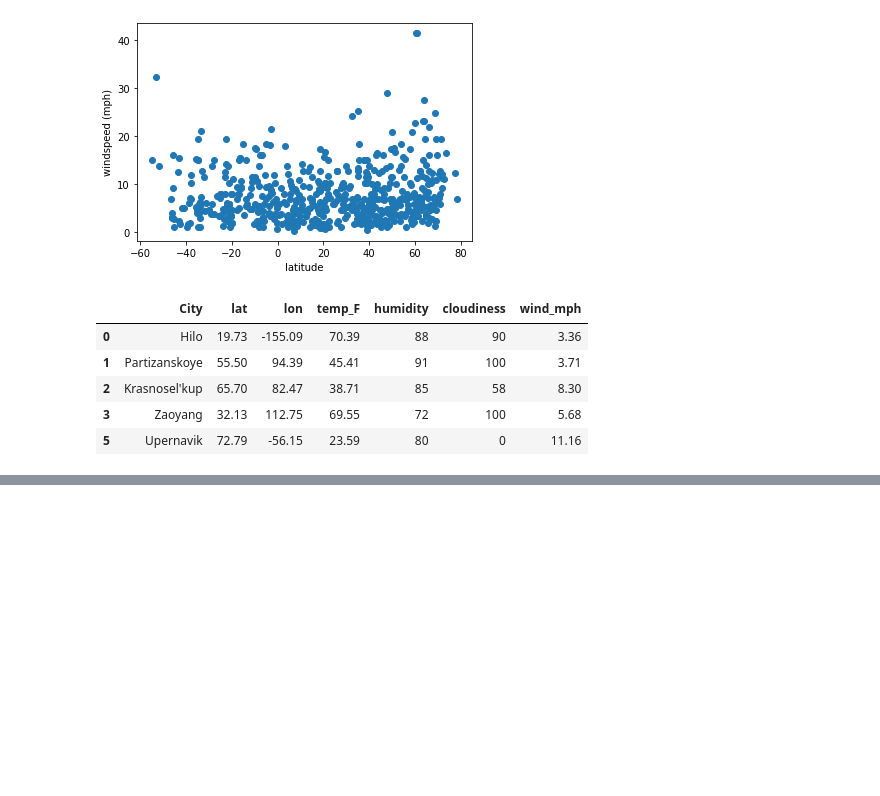
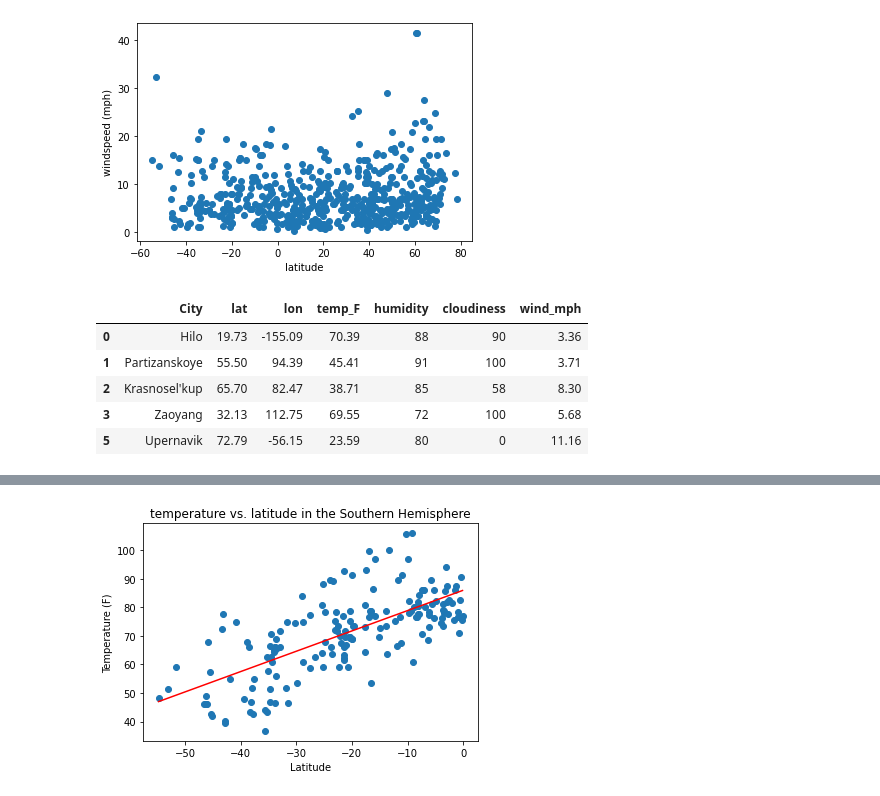
Before and after one commit to rchaynie/python-api-challenge, a Jupyter notebook: WeatherPy/Untitled.ipynb, the cells around one changed output, grey strips where cells are left out. Drawn from its saved outputs; the diff is of its cells as text; code cells hidden in the pictures; blank space fills up the shorter version.

```diff
--- a/WeatherPy/Untitled.ipynb
+++ b/WeatherPy/Untitled.ipynb
@@ -176,0 +177,14 @@ plt.show()
+# %%
+plt.scatter(southern_hem["lat"],southern_hem["temp_F"])
+plt.title("temperature vs. latitude in the Southern Hemisphere")
+plt.xlabel("Latitude")
+plt.ylabel("Temperature (F)")
+coeff=np.polyfit(southern_hem["lat"],southern_hem["temp_F"],1)
+m=coeff[0]
+b=coeff[1]
+l_trend=np.arange(min(southern_hem.lat),max(southern_hem.lat),.1)
+t_trend=m*l_trend+b
+plt.plot(l_trend,t_trend,"r-")
+plt.show()
+# %% [output]
+[figure, added]
```
Also changed, not shown: parts of 7 cells of this notebook.
